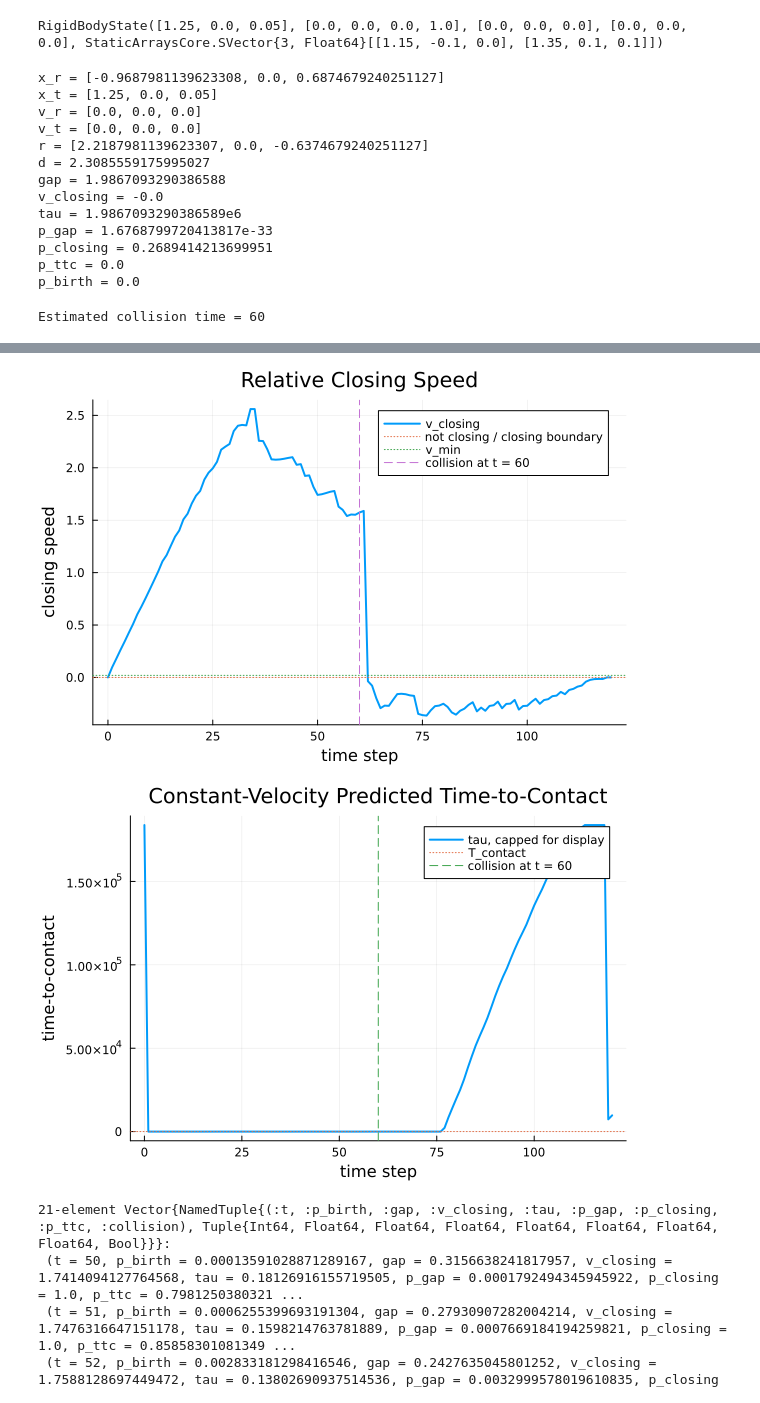
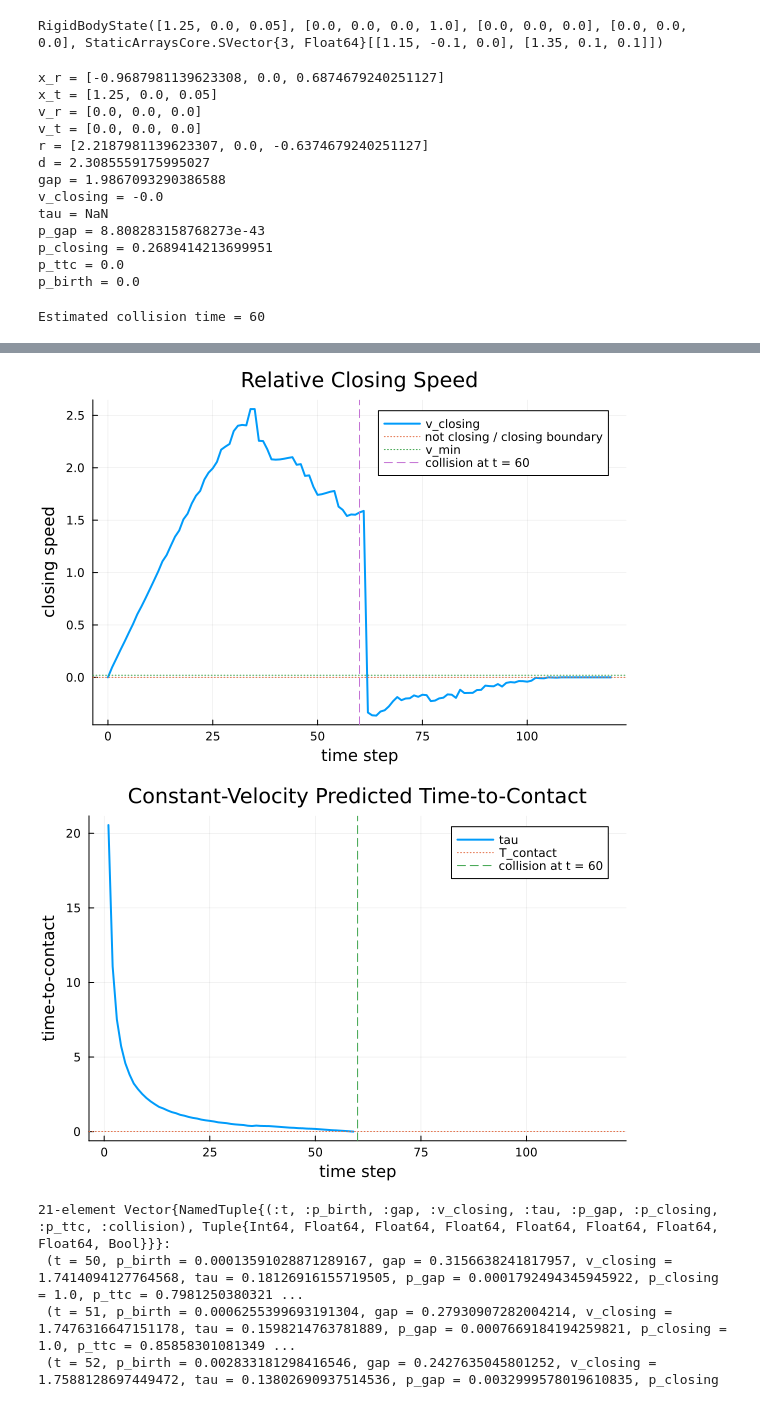
Before and after one commit to aryanagarwal1307/minimum-simulation-capsules, a Jupyter notebook: notebooks/predicate_explorer.ipynb, the cells around one changed output, grey strips where cells are left out. Saved outputs shown, nothing was run; the diff lists cells and outputs as text; code cells hidden in the pictures.

```diff
--- a/notebooks/predicate_explorer.ipynb
+++ b/notebooks/predicate_explorer.ipynb
@@ -141,10 +145,10 @@ init_state = BulletState(sim, [obj_r, obj_t]);
 # ----------------------------
 
 # Maximum gap at which the objects count as "near"
-gap_max = 0.10
+gap_max = 0.05
 
 # Softness of the gap gate
-gap_scale = 0.025
+gap_scale = 0.02
 
 # Minimum closing speed required to count as approaching
 v_min = 0.02
@@ -154,20 +158,20 @@ v_scale = 0.02
 
 # Contact prediction horizon.
 # If using seconds, this is seconds. If using simulation steps, convert accordingly below.
-T_contact = 0.25
+T_contact = 0.01
 
 # Softness of the time-to-contact gate
-tau_scale = 0.05
+tau_scale = 0.04
 
 # Base probability of birthing a collision capsule when all predicates are satisfied
-p0 = 0.95
+p0 = 0.99
 
 # Numerical safety
 eps_v = 1e-6
 eps_d = 1e-9
 
 # If true, birth probability is forced to 0 after actual collision is detected
-suppress_after_collision = true
+suppress_after_collision = false
 
 # ----------------------------
 # Object shape constants
@@ -257,15 +261,17 @@ v_closing = -dot(u, rhat)
 
 gap = d - R_sum
 
-# Clamp only for tau calculation.
-# The raw gap is still useful to plot.
-gap_for_tau = max(gap, 0.0)
-
 # --------------------------------------------------------
 # Constant-velocity time-to-contact
 # --------------------------------------------------------
 
-tau = gap_for_tau / max(v_closing, eps_v)
+# Clamp only for tau calculation.
+# The raw gap is still useful to plot.
+if gap > 0.0 && v_closing > v_min && !already_active_collision
+    tau = gap / v_closing
+else
+    tau = NaN
+end
 
 # --------------------------------------------------------
 # Soft predicate gates
@@ -275,7 +281,11 @@ p_gap = σ((gap_max - gap) / gap_scale)
 
 p_closing = σ((v_closing - v_min) / v_scale)
 
-p_ttc = σ((T_contact - tau) / tau_scale)
+if isnan(tau)
+    p_ttc = 0.0
+else
+    p_ttc = σ((T_contact - tau) / tau_scale)
+end
 
 # For now, assume no active collision capsule already exists.
 # In the actual generative model, set this from your capsule set.
@@ -310,8 +320,8 @@ r = [2.2187981139623307, 0.0, -0.6374679240251127]
 d = 2.3085559175995027
 gap = 1.9867093290386588
 v_closing = -0.0
-tau = 1.9867093290386589e6
-p_gap = 1.6768799720413817e-33
+tau = NaN
+p_gap = 8.808283158768273e-43
 p_closing = 0.2689414213699951
 p_ttc = 0.0
 p_birth = 0.0
@@ -520,15 +538,14 @@ display(plt3)
 # ----------------------------
 # Plot 4: tau
 # ----------------------------
-
 plt4 = plot(
     ts,
-    tau_plot,
+    tau_hist,
     xlabel = "time step",
     ylabel = "time-to-contact",
     title = "Constant-Velocity Predicted Time-to-Contact",
     legend = :topright,
-    label = "tau, capped for display",
+    label = "tau",
     linewidth = 2
 )
 
@@ -545,5 +562,5 @@ display(plt4)
-[figure, old version]
+[figure, new version]
-[figure, old version]
+[figure, new version]
 # %%
 # A compact table-like object for debugging
 predicate_history = [
```
Also changed, not shown: parts of 4 cells of this notebook, 1 other file.
